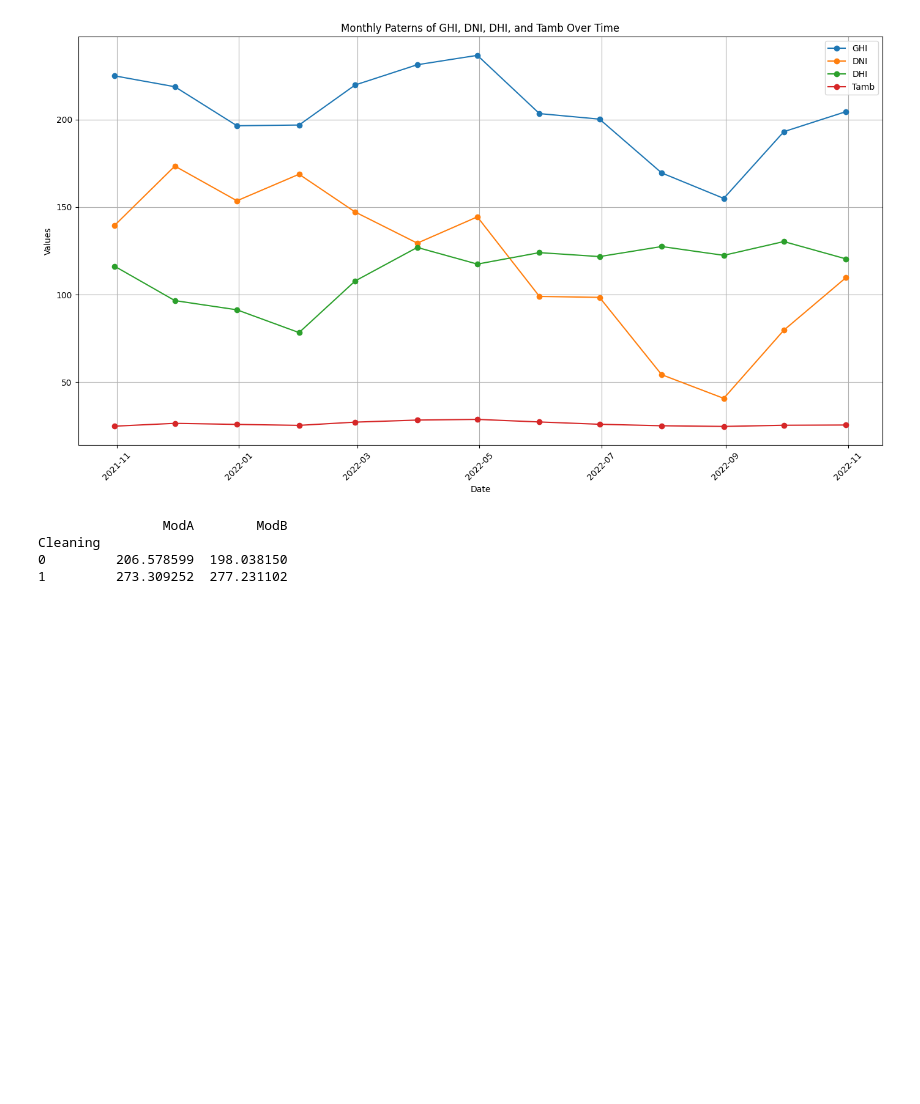
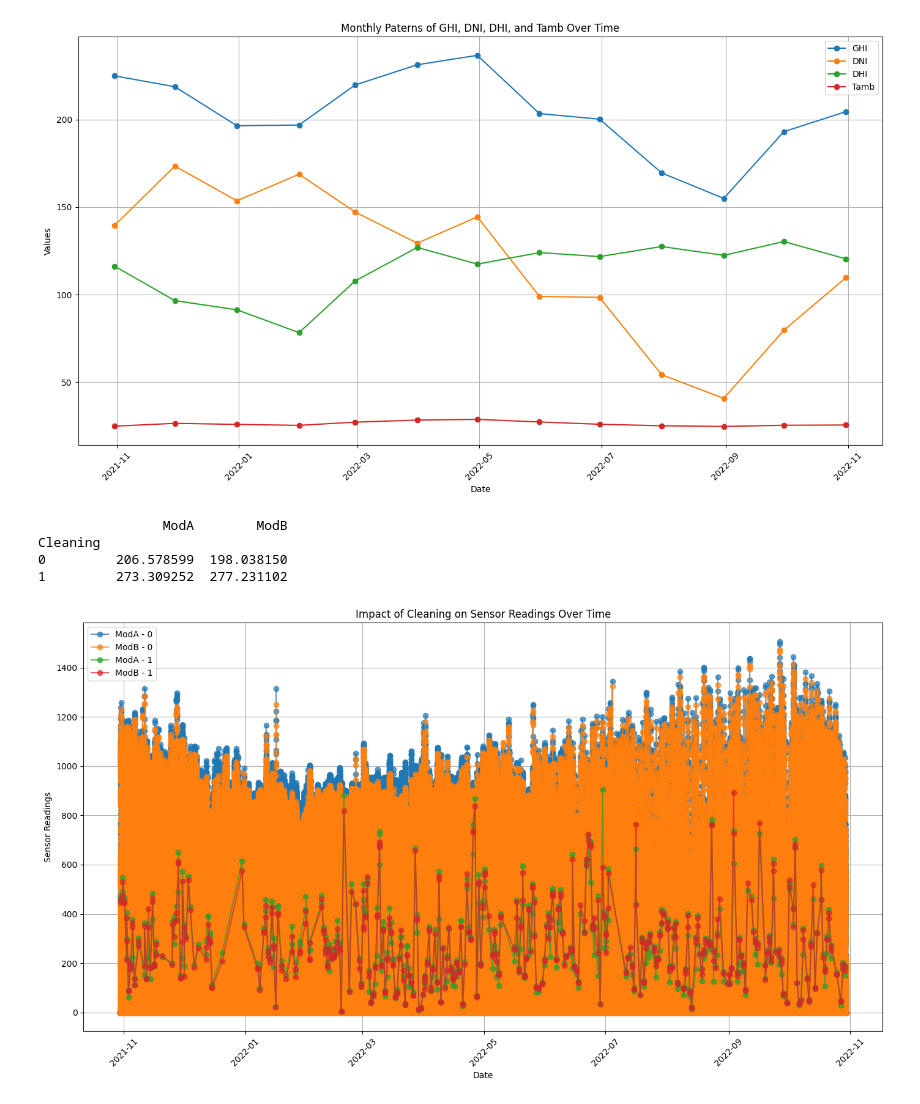
Before and after one commit to beza328/Weekzero, a Jupyter notebook: Notebooks/Solar-Radiation-Eda.ipynb, the cells around one changed output. Cells and saved outputs as stored; diff of their text form; code cells hidden in the pictures; blank space fills up the shorter version.

Commit message:
impact of cleaning on sensor reading over time

```diff
--- a/Notebooks/Solar-Radiation-Eda.ipynb
+++ b/Notebooks/Solar-Radiation-Eda.ipynb
@@ -189,3 +189,25 @@ print(cleaning_impact)
 Cleaning
 0         206.578599  198.038150
 1         273.309252  277.231102
+# %%
+import matplotlib.pyplot as plt
+
+plt.figure(figsize=(14, 8))
+
+
+for cleaning_status in region1['Cleaning'].unique():
+    subset = region1[region1['Cleaning'] == cleaning_status]
+    plt.plot(subset.index, subset['ModA'], label=f'ModA - {cleaning_status}', marker='o', alpha=0.7)
+    plt.plot(subset.index, subset['ModB'], label=f'ModB - {cleaning_status}', marker='o', alpha=0.7)
+
+
+plt.title('Impact of Cleaning on Sensor Readings Over Time')
+plt.xlabel('Date')
+plt.ylabel('Sensor Readings')
+plt.legend()
+plt.grid()
+plt.xticks(rotation=45)
+plt.tight_layout()
+plt.show()
+# %% [output]
+[figure, added]
```
